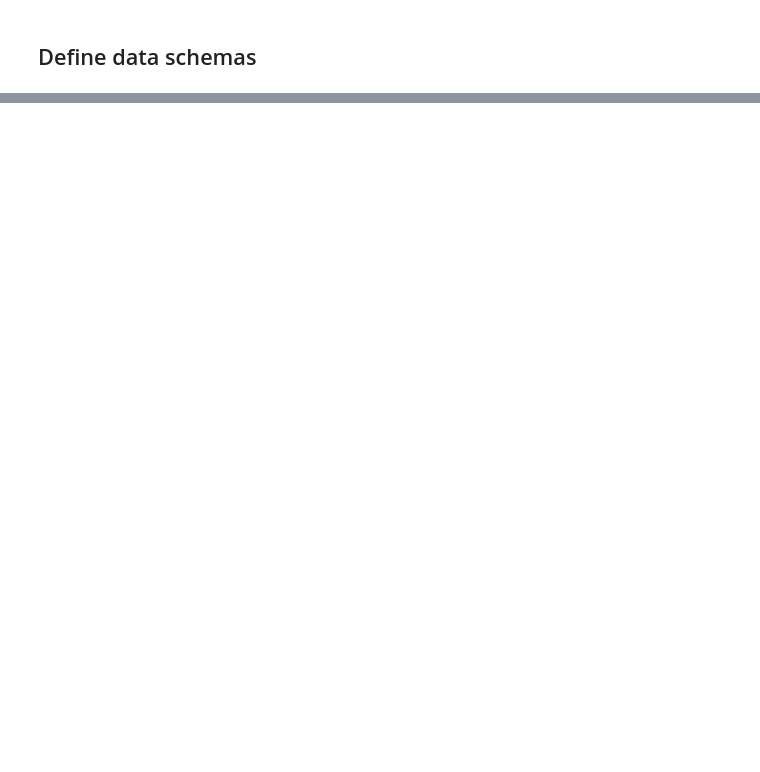
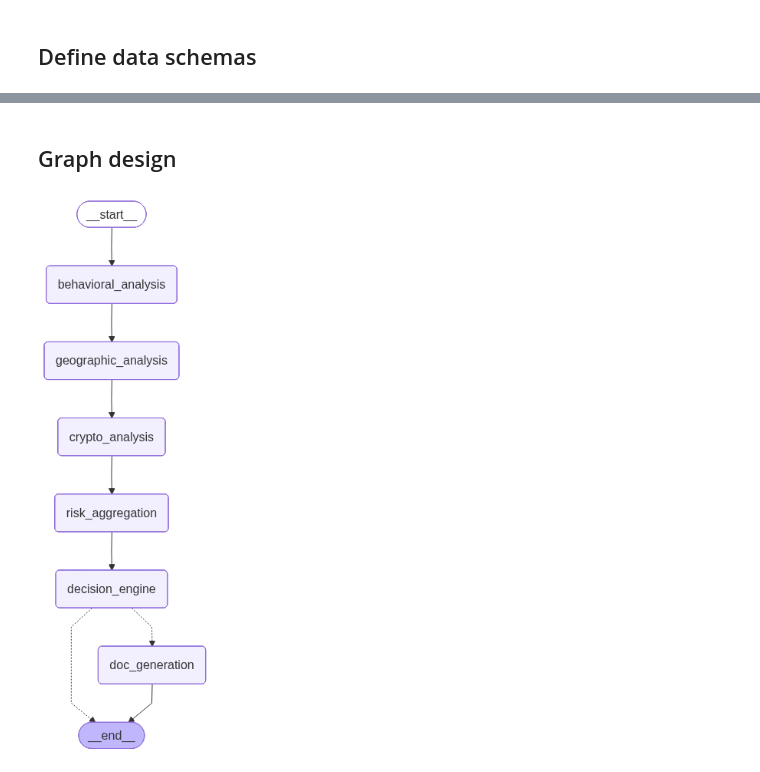
Before and after one commit to antoniojaneiro/agentic_ai, a Jupyter notebook: basic_agent_structure.ipynb, the cells around one changed output, grey strips where cells are left out. Saved outputs shown, nothing was run; the diff lists cells and outputs as text; code cells hidden in the pictures; blank space fills up the shorter version.

```diff
--- a/basic_agent_structure.ipynb
+++ b/basic_agent_structure.ipynb
@@ -338,0 +909,3 @@ class CaseState(BaseModel):
+# %%
+def clamp_score(score: Union[int, float], min_val: int = 0, max_val: int = 100)->int:
+    return max(min_val, min(max_val, int(score)))
@@ -338,0 +959,13 @@ class CaseState(BaseModel):
+# %%
+def calculate_risk_level(total_score: int)-> str:
+    if total_score >= 80:
+        return "EXTREME"
+    elif total_score >= 60:
+        return "HIGH"
+    elif total_score >= 40:
+        return "MEDIUM"
+    else:
+        return "LOW"
+# %%
+def should_generate_doc(risk_level: str, final_score: int) -> bool:
+    return risk_level in ["EXTREME", "HIGH"] or final_score >= 90
@@ -338,0 +1009,19 @@ class CaseState(BaseModel):
+# %%
+def determine_next_action(state: AMLState) -> str:
+    risk_level = state.get("risk_level", "LOW")
+    total_score = state.get("total_risk_score", 0)
+    requires_sar = state.get("requires_sar", False)
+
+    # Critical path routing
+    if total_score >= 90:
+        return "immediate_investigation"
+    elif total_score >= 80:
+        return "priority_doc_review"
+    elif requires_sar:
+        return "generate_doc_report"
+    elif risk_level == "HIGH":
+        return "enhanced_monitoring"
+    elif risk_level == "MEDIUM":
+        return "standard_monitoring"
+    else:
+        return "standard_processing"
@@ -338,0 +1032,2 @@ class CaseState(BaseModel):
+# %% [markdown]
+## Graph design
@@ -338,0 +1301,11 @@ class CaseState(BaseModel):
+# %%
+from IPython.display import Image, display
+
+app = build_dynamic_routing_graph()
+try:
+    display(Image(app.get_graph(xray=True).draw_mermaid_png()))
+except Exception:
+    # This requires some extra dependencies and is optional
+    pass
+# %% [output]
+[figure, added]
```
Also changed, not shown: parts of 35 cells of this notebook.
